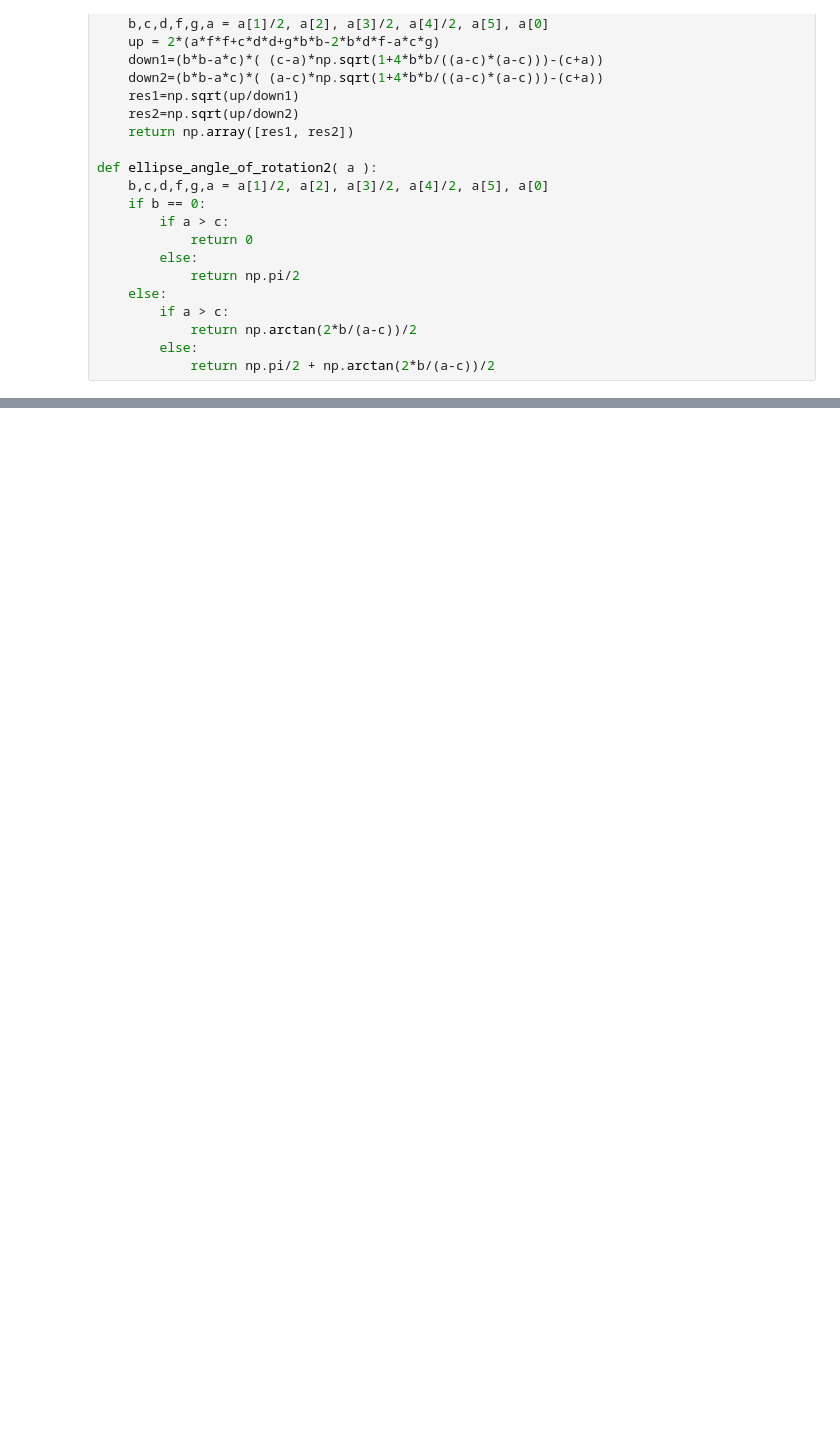
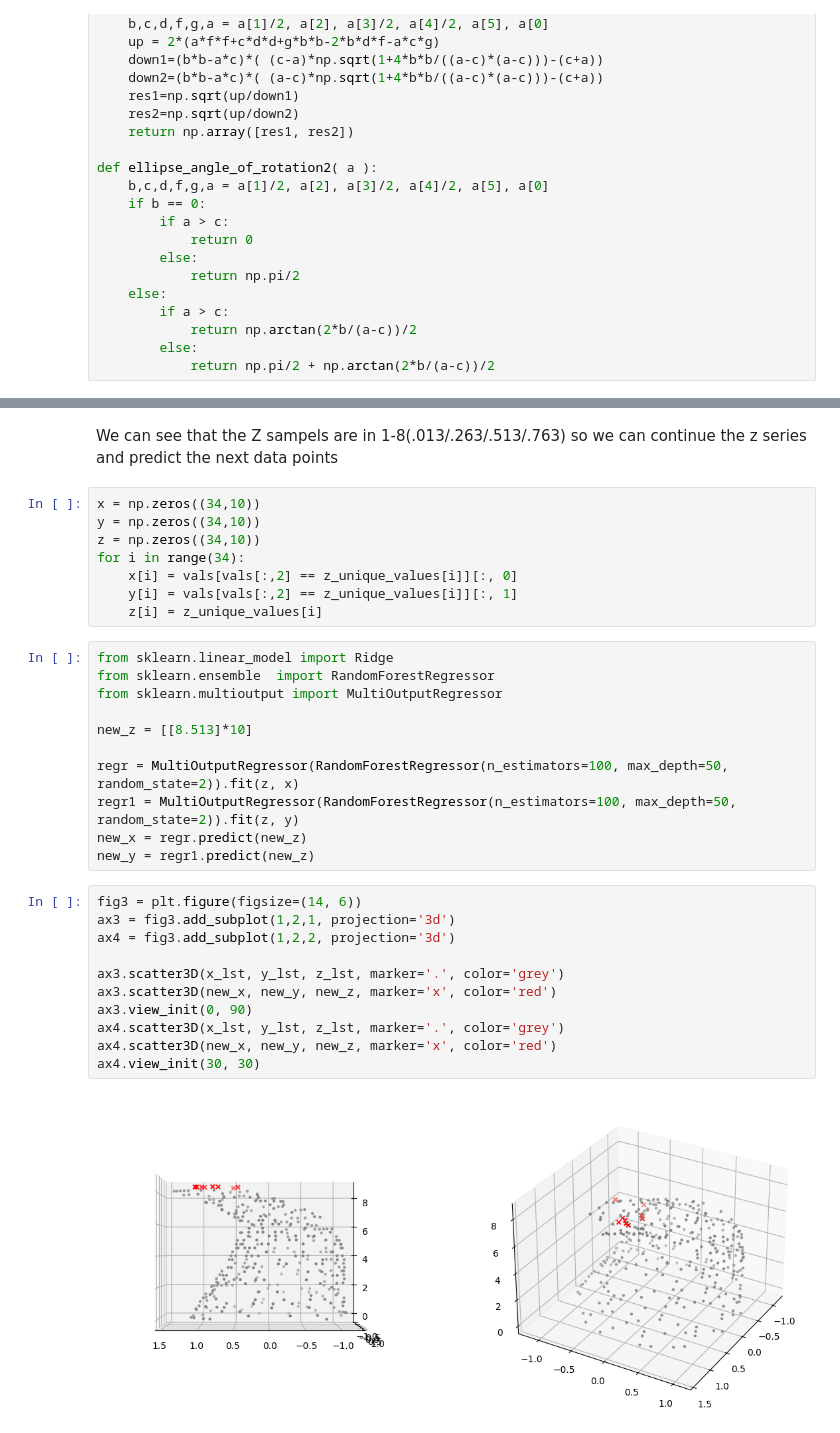
Before and after one commit to TalRos99/Surface-Prediction, a Jupyter notebook: Surface prediction.ipynb, the cells around one changed output, grey strips where cells are left out. Saved outputs shown, nothing was run; the diff lists cells and outputs as text; blank space fills up the shorter version.

```diff
--- a/Surface prediction.ipynb
+++ b/Surface prediction.ipynb
@@ -161,3 +193,37 @@ for layer in z_unique_values:
     k += 1
 # %% [output]
 [figure]
+# %% [markdown]
+We can see that the Z sampels are in 1-8(.013/.263/.513/.763) so we can continue the z series and predict the next data points
+# %%
+x = np.zeros((34,10))
+y = np.zeros((34,10))
+z = np.zeros((34,10))
+for i in range(34):
+    x[i] = vals[vals[:,2] == z_unique_values[i]][:, 0]
+    y[i] = vals[vals[:,2] == z_unique_values[i]][:, 1]
+    z[i] = z_unique_values[i]
+# %%
+from sklearn.linear_model import Ridge
+from sklearn.ensemble  import RandomForestRegressor
+from sklearn.multioutput import MultiOutputRegressor
+
+new_z = [[8.513]*10]
+
+regr = MultiOutputRegressor(RandomForestRegressor(n_estimators=100, max_depth=50, random_state=2)).fit(z, x)
+regr1 = MultiOutputRegressor(RandomForestRegressor(n_estimators=100, max_depth=50, random_state=2)).fit(z, y)
+new_x = regr.predict(new_z)
+new_y = regr1.predict(new_z)
+# %%
+fig3 = plt.figure(figsize=(14, 6))
+ax3 = fig3.add_subplot(1,2,1, projection='3d')
+ax4 = fig3.add_subplot(1,2,2, projection='3d')
+
+ax3.scatter3D(x_lst, y_lst, z_lst, marker='.', color='grey')
+ax3.scatter3D(new_x, new_y, new_z, marker='x', color='red')
+ax3.view_init(0, 90)
+ax4.scatter3D(x_lst, y_lst, z_lst, marker='.', color='grey')
+ax4.scatter3D(new_x, new_y, new_z, marker='x', color='red')
+ax4.view_init(30, 30)
+# %% [output]
+[figure, added]
```
Also changed, not shown: parts of 7 cells of this notebook.
